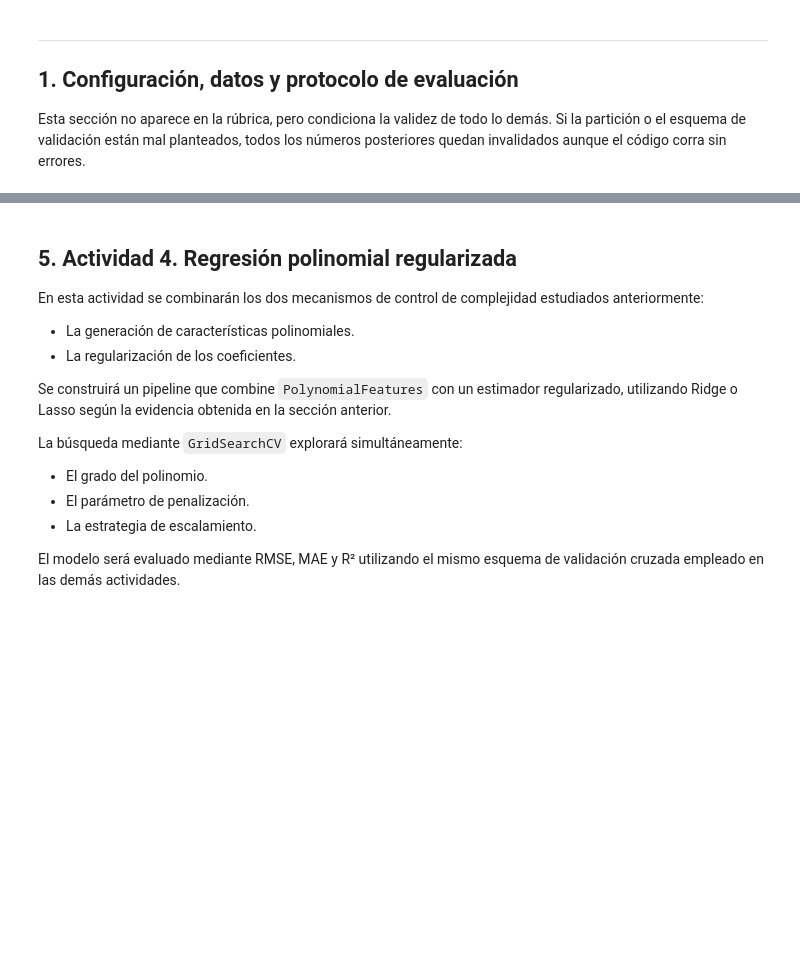
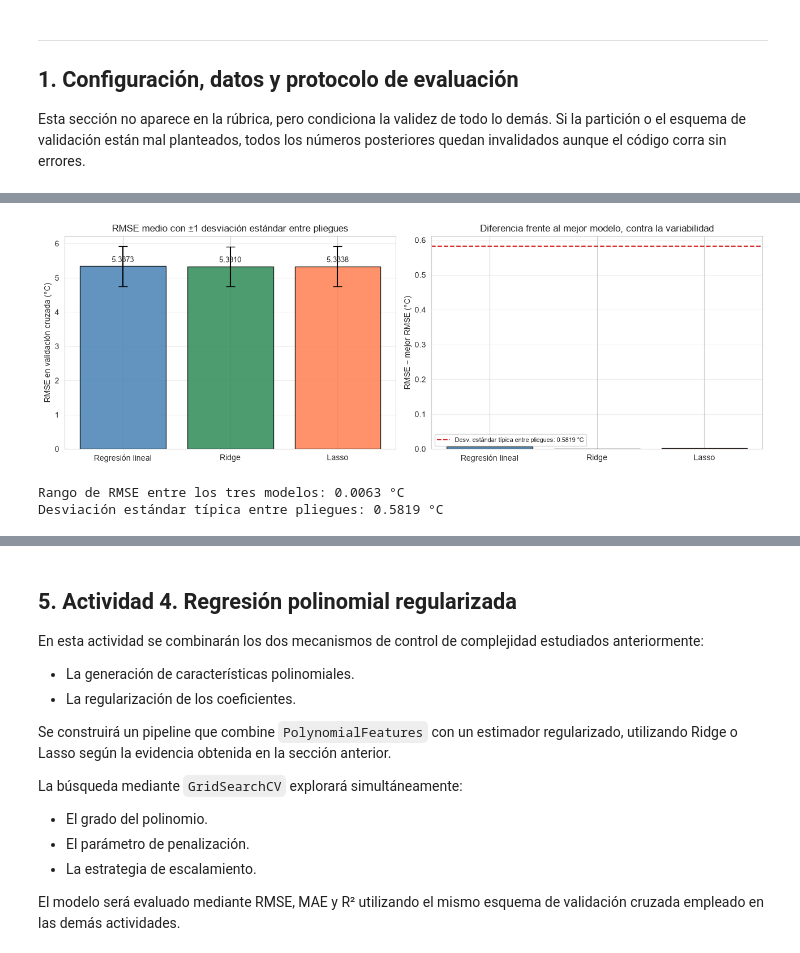
Before and after one commit to juanfochoa/Laboratorio2-Aprendizaje_de_Maquina, a Jupyter notebook: 202620/Laboratorios/L2/Lab2.ipynb, the cells around one changed output, grey strips where cells are left out. Drawn from its saved outputs; the diff is of its cells as text; code cells hidden in the pictures; blank space fills up the shorter version.

```diff
--- a/202620/Laboratorios/L2/Lab2.ipynb
+++ b/202620/Laboratorios/L2/Lab2.ipynb
@@ -950,0 +1345,53 @@ plt.show()
+# %%
+tabla_regularizacion = pd.DataFrame([resultado_lineal, resultado_ridge, resultado_lasso])
+tabla_regularizacion["Brecha (CV - train)"] = (
+    tabla_regularizacion["RMSE medio CV"] - tabla_regularizacion["RMSE train"])
+
+coefs_no_nulos = []
+for pipe in [mejor_lineal, mejor_ridge, mejor_lasso]:
+    tabla_coef, _ = extraer_coeficientes(pipe)
+    coefs_no_nulos.append(int((tabla_coef["Magnitud"] > TOL_CERO).sum()))
+tabla_regularizacion["Coefs. no nulos"] = coefs_no_nulos
+
+columnas = ["Modelo", "Mejores hiperparámetros", "RMSE medio CV", "Desv. RMSE",
+            "MAE medio CV", "R² medio CV", "RMSE train", "Brecha (CV - train)",
+            "Coefs. no nulos"]
+
+display(tabla_regularizacion[columnas].style.format({
+    "RMSE medio CV": "{:.4f}", "Desv. RMSE": "{:.4f}", "MAE medio CV": "{:.4f}",
+    "R² medio CV": "{:.4f}", "RMSE train": "{:.4f}", "Brecha (CV - train)": "{:.4f}",
+}).highlight_min(subset=["RMSE medio CV"], color="lightgreen"))
+
+# --- Gráfico: la diferencia entre modelos frente a la variabilidad entre pliegues ---
+fig, axes = plt.subplots(1, 2, figsize=(13, 4.5))
+
+modelos_reg = tabla_regularizacion["Modelo"]
+rmse_vals = tabla_regularizacion["RMSE medio CV"]
+rmse_desv = tabla_regularizacion["Desv. RMSE"]
+
+barras = axes[0].bar(modelos_reg, rmse_vals, yerr=rmse_desv, capsize=6,
+                     color=["steelblue", "seagreen", "coral"], edgecolor="k", alpha=0.85)
+axes[0].set_ylabel("RMSE en validación cruzada (°C)")
+axes[0].set_title("RMSE medio con ±1 desviación estándar entre pliegues")
+axes[0].grid(axis="y", alpha=0.3)
+for barra, valor in zip(barras, rmse_vals):
+    axes[0].text(barra.get_x() + barra.get_width() / 2, barra.get_height() + 0.08,
+                 f"{valor:.4f}", ha="center", va="bottom", fontsize=9)
+
+# Zoom: la escala de las diferencias reales entre los tres modelos
+base = rmse_vals.min()
+axes[1].bar(modelos_reg, rmse_vals - base,
+            color=["steelblue", "seagreen", "coral"], edgecolor="k", alpha=0.85)
+axes[1].axhline(rmse_desv.mean(), color="tab:red", ls="--",
+                label=f"Desv. estándar típica entre pliegues: {rmse_desv.mean():.4f} °C")
+axes[1].set_ylabel("RMSE − mejor RMSE (°C)")
+axes[1].set_title("Diferencia frente al mejor modelo, contra la variabilidad")
+axes[1].legend(fontsize=8)
+axes[1].grid(axis="y", alpha=0.3)
+
+plt.tight_layout()
+plt.show()
+
+print(f"Rango de RMSE entre los tres modelos: {rmse_vals.max() - rmse_vals.min():.4f} °C")
+print(f"Desviación estándar típica entre pliegues: {rmse_desv.mean():.4f} °C")
+# %% [output]
@@ -950,0 +1402,3 @@ plt.show()
+[figure, added]
+Rango de RMSE entre los tres modelos: 0.0063 °C
+Desviación estándar típica entre pliegues: 0.5819 °C
```
Also changed, not shown: parts of 82 cells of this notebook.
